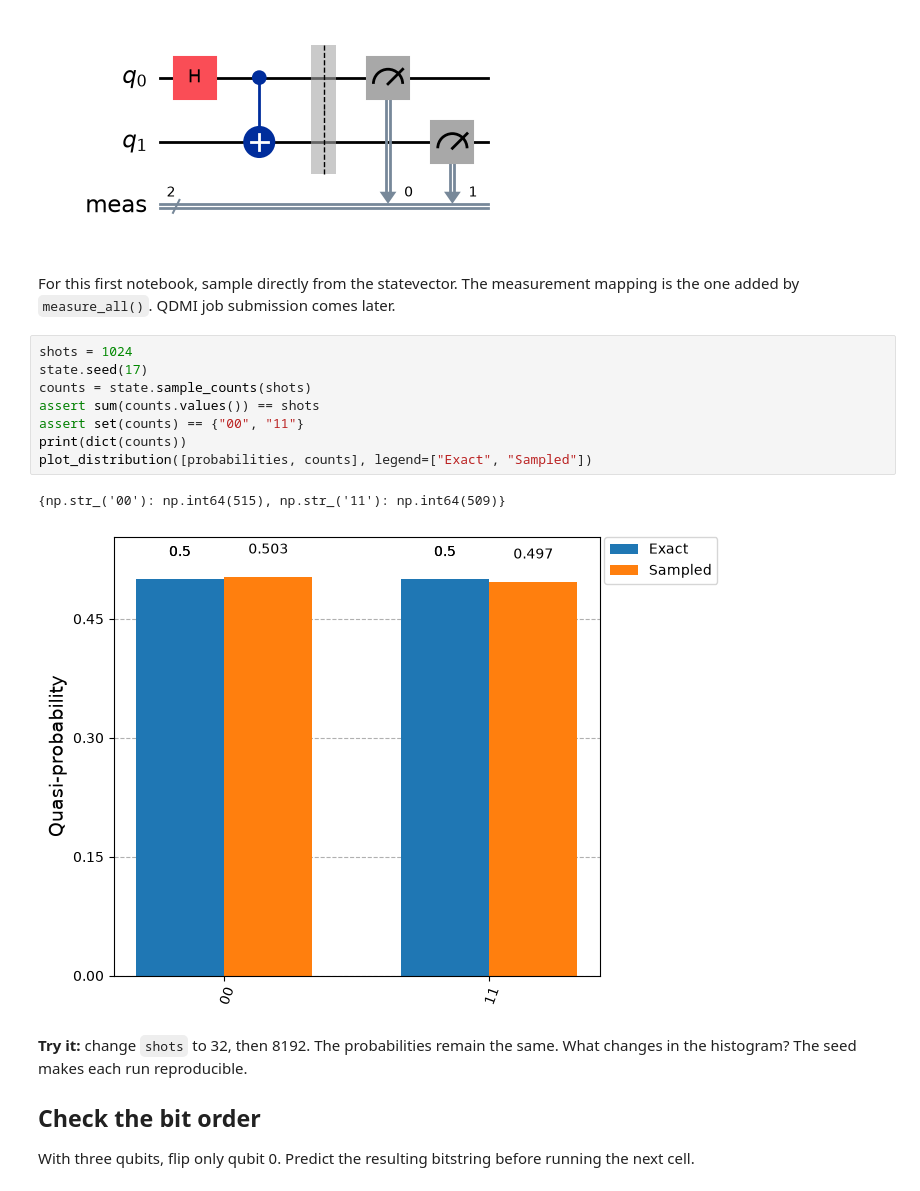
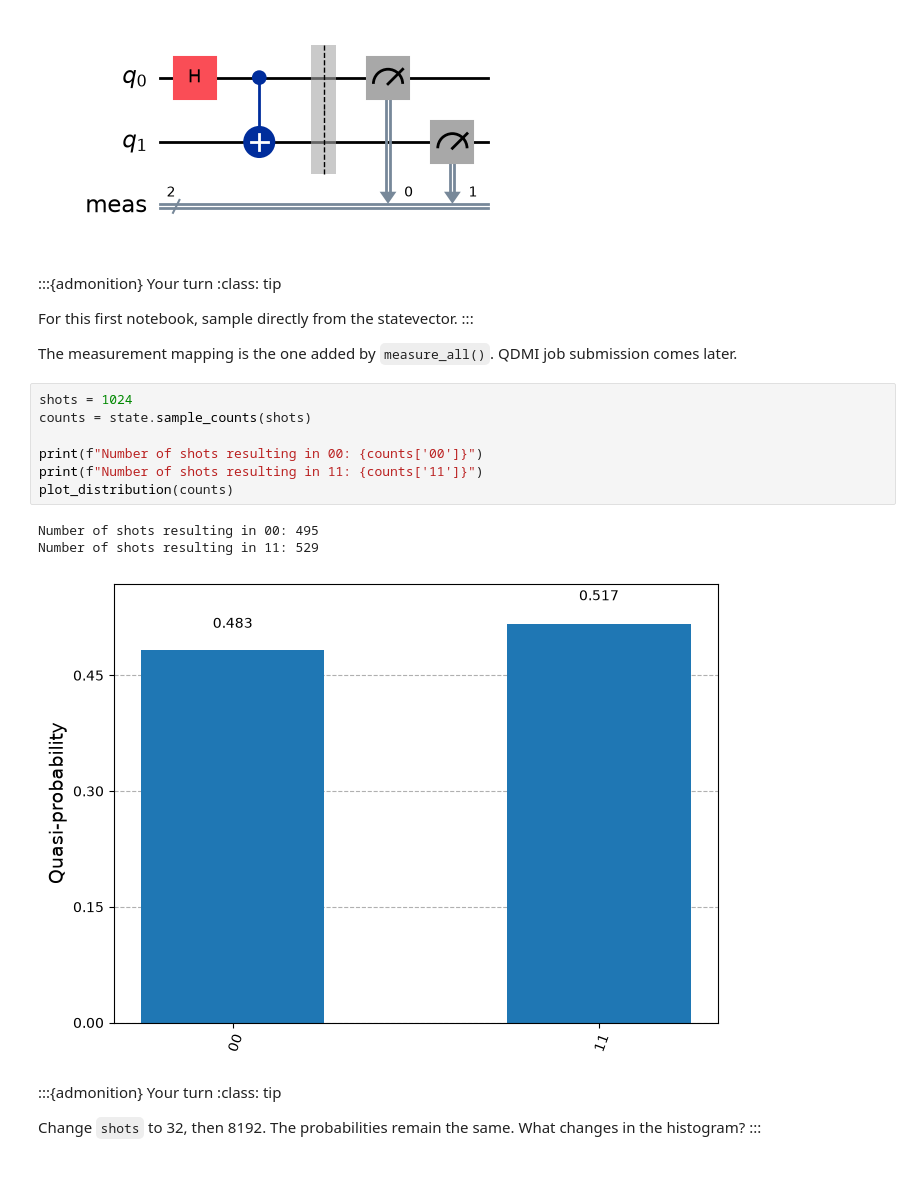
Before and after one commit to munich-quantum-toolkit/.github, a Jupyter notebook: tutorial/notebooks/circuit_basics.ipynb, the cells around one changed output. Cells and saved outputs as stored; diff of their text form.

```diff
--- a/tutorial/notebooks/circuit_basics.ipynb
+++ b/tutorial/notebooks/circuit_basics.ipynb
@@ -74,24 +71,30 @@ measured.draw("mpl")
 # %% [output]
 [figure]
 # %% [markdown]
-For this first notebook, sample directly from the statevector. The measurement
+:::{admonition} Your turn
+:class: tip
+
+For this first notebook, sample directly from the statevector.
+:::
+
+The measurement
 mapping is the one added by `measure_all()`. QDMI job submission comes later.
 # %%
 shots = 1024
-state.seed(17)
 counts = state.sample_counts(shots)
-assert sum(counts.values()) == shots
-assert set(counts) == {"00", "11"}
-print(dict(counts))
-plot_distribution([probabilities, counts], legend=["Exact", "Sampled"])
+
+print(f"Number of shots resulting in 00: {counts['00']}")
+print(f"Number of shots resulting in 11: {counts['11']}")
+plot_distribution(counts)
 # %% [output]
-{np.str_('00'): np.int64(515), np.str_('11'): np.int64(509)}
+Number of shots resulting in 00: 495
+Number of shots resulting in 11: 529
-[figure, old version]
+[figure, new version]
 # %% [markdown]
-**Try it:** change `shots` to 32, then 8192. The probabilities remain the same.
-What changes in the histogram? The seed makes each run reproducible.
+:::{admonition} Your turn
+:class: tip
 
-## Check the bit order
-
-With three qubits, flip only qubit 0. Predict the resulting bitstring before
-running the next cell.
+Change `shots` to 32, then 8192.
+The probabilities remain the same.
+What changes in the histogram?
+:::
```
Also changed, not shown: parts of 17 cells of this notebook, 12 other files.
